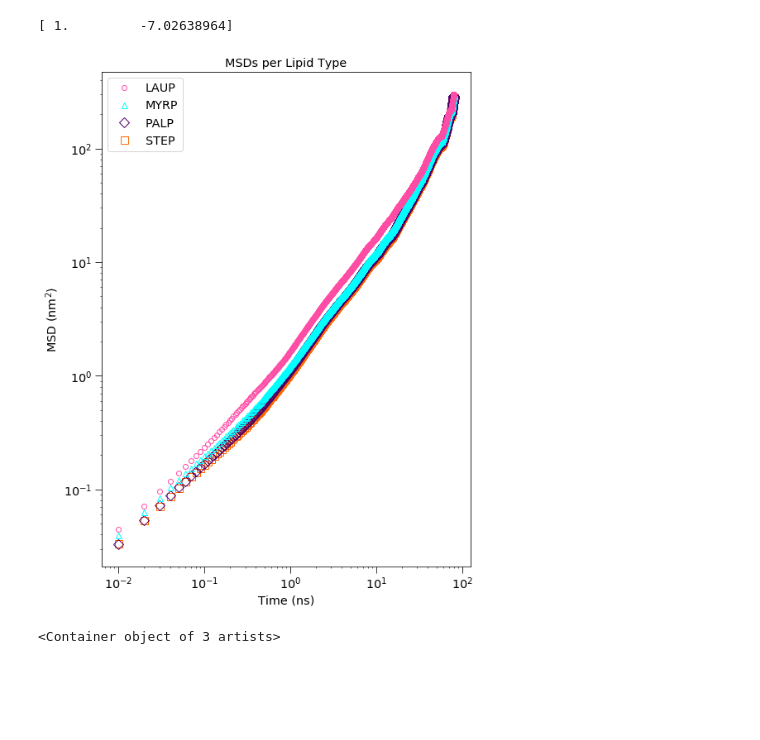
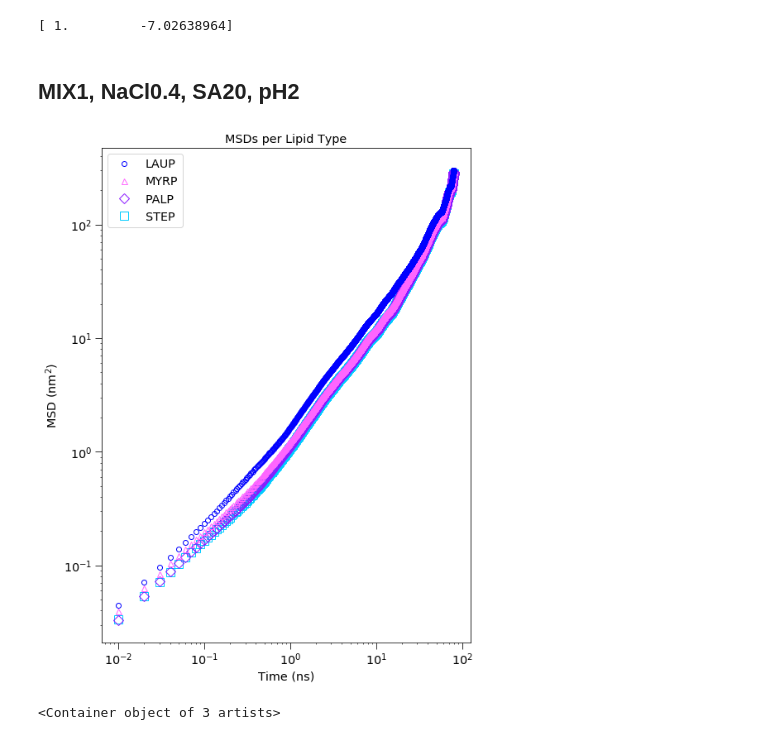
Before and after one commit to fearlessroad/mixed-monolayers, a Jupyter notebook: si_figures/3ns_msd_diffusion.ipynb, the cells around one changed output. Cells and saved outputs as stored; diff of their text form; code cells hidden in the pictures; blank space fills up the shorter version.

Commit message:
edited lots of figures. needs to be cleaned up A LOT

```diff
--- a/si_figures/3ns_msd_diffusion.ipynb
+++ b/si_figures/3ns_msd_diffusion.ipynb
@@ -34,6 +34,21 @@ red = '#FF3442'
 purple = '#4f0069'
 lgreen = '#00ff99'
 c = [purple, red, orange, gold, yellow, green, lgreen, dblue, lblue, pink]
+
+
+
+
+
+bl = '#0000ff'
+pu = '#8c1aff'
+bg = '#00cc66'
+cy = '#00ccff'
+pi = '#ff66ff'
+re = '#990033'
+ora = '#ff704d'
+ye = '#ffff66'
+gr = '#99ff99'
+pal = [bl, pu, bg, cy, pi, re, ora, ye, gr]
 # %%
 plt.figure(figsize=(8, 11))
 grid = plt.GridSpec(11, 8)
@@ -42,7 +57,7 @@ fit = []
 m = np.zeros(301)
 plt.title('MSD of final 3ns (20 replicates)')
 for i in range(1, 10):
-    data = np.genfromtxt('/gpfs/amarolab/monolayers/MIX1_NaCl0.4_GMX/SA20_dif/SA20-0'+str(i)+'_3ns_msd.xvg', skip_header=20)
+    data = np.genfromtxt('/gpfs/amarolab/monolayers/MIX1_NaCl0.4_GMX/SA19_dif/SA20-0'+str(i)+'_3ns_msd.xvg', skip_header=20)
     m+=data[:,1]
     plt.errorbar(data[:,0], data[:,1])
     fit.append(np.polyfit(data[:,0],data[:,1],1)[0])
@@ -133,6 +148,8 @@ print(p)
 # %%
 data = np.genfromtxt('/gpfs/amarolab/monolayers/MIX1_NaCl0.4_GMX/SA20-3_100ns/step9_1_PALP_xyzmsd1.xvg', skip_header=17)
 #print(data)
+# %% [markdown]
+## MIX1, NaCl0.4, SA20, pH2
 # %%
 plt.figure(figsize=(8, 11))
 #grid = plt.GridSpec(5, 8)
@@ -147,7 +164,7 @@ for i in range(253,288):
     #plt.loglog(q[:,0]/1000, q[:,1], marker='o', ms=10,fillstyle='none', ls='none', c=c[1])
     f.append(np.polyfit(q[:,0]/1000, q[:,1],1)[0])
     m = m+q[:,1]
-plt.loglog(np.arange(0,80.01,0.01), (m/34), marker='o', ms=6, fillstyle='none', ls='none',c='#ff4da6',  label='LAUP', zorder=4)
+plt.loglog(np.arange(0,80.01,0.01), (m/34), marker='o', ms=6, fillstyle='none', ls='none',c=pal[0],  label='LAUP', zorder=4)
 yl = np.mean(f)
 dL =[]
 for i in np.arange(0,8000,500):
@@ -163,7 +180,7 @@ for i in range(288,361):
     #plt.loglog(q[:,0]/1000, q[:,1], marker='o', ms=10,fillstyle='none', ls='none', c=c[7])
     f.append(np.polyfit(q[:,0]/1000, q[:,1],1)[0])
     m = m+q[:,1]
-plt.loglog(np.arange(0,80.01,0.01), (m/72), marker='^', ms=7, fillstyle='none', ls='none', c='#00ffff', label='MYRP', zorder=3)
+plt.loglog(np.arange(0,80.01,0.01), (m/72), marker='^', ms=7, fillstyle='none', ls='none', c=pal[4], label='MYRP', zorder=3)
 ym = np.mean(f)
 dM = []
 for i in np.arange(0,8000,500):
@@ -180,7 +197,7 @@ for i in range(1,145):
     f.append(np.polyfit(q[:,0]/1000, q[:,1],1)[0])
     m = m+q[:,1]
 #print(m/144)
-plt.loglog(np.arange(0,80.01,0.01), (m/144), marker='D', ms=8, fillstyle='none', ls='none', c=c[0], label='PALP', zorder=2)
+plt.loglog(np.arange(0,80.01,0.01), (m/144), marker='D', ms=8, fillstyle='none', ls='none', c=pal[1], label='PALP', zorder=2)
 dP = []
 for i in np.arange(0,8000,500):
     dP.append(np.gradient(m/144)[i])
@@ -193,35 +210,35 @@ xp = np.arange(0, 80, 0.01)
 ######STEP########
 m = np.zeros(8001)
 f = []
 for i in range(145,253):
     q = np.genfromtxt('/gpfs/amarolab/monolayers/MIX1_NaCl0.4_GMX/SA20-3_100ns/molecular_diffusion/msd'+str(i)+'.xvg', skip_header=20)
     f.append(np.polyfit(q[:,0]/1000, q[:,1],1)[0])
     m = m+q[:,1]
 ys = np.mean(f)
-plt.loglog(np.arange(0,80.01,0.01), (m/108), marker='s', ms=9, fillstyle='none', ls='none', c='#ff6600', label='STEP', zorder=1)
+plt.loglog(np.arange(0,80.01,0.01), (m/108), marker='s', ms=10, fillstyle='none', ls='none', c=pal[3], label='STEP', zorder=1)
 dS = []
 for i in np.arange(0,8000,500):
     dS.append(np.gradient(m/108)[i])
 #plt.plot(np.arange(0.0,1, 0.01),0.000888132475519*np.arange(.01,, 0.01), c='k',ls='dashed',lw=3, zorder=5, label='1.00')
 plt.legend(loc=2)
 plt.ylabel('MSD (nm$^2$)')
 plt.xlabel('Time (ns)')
 plt.savefig('/home/adommer/Desktop/MSDperLip.png',dpi=300)
 
 
 #plt.subplot(212)
 #plt.title('Diffusion Constants per Lipid Type')
 n = np.arange(0,8000,500)
 #plt.errorbar(n, dL, c='#ff4da6',ls='none', marker='o', ms=7,label='LAUP', zorder=4)
 #plt.errorbar(n, dM, c='#00ffff',ls='none', marker='^', ms=7,label='MYRP', zorder=3)
 #plt.errorbar(n, dP, c=c[0],ls='none', marker='D', label='PALP',ms=7,zorder=2)
 #plt.errorbar(n, dS, c='#ff6600',ls='none', marker='s', label='STEP',ms=7,zorder=1)
 
 #plt.legend(loc=2)
 #plt.xlabel('Time(ns)')
 #plt.ylabel('Diffusion Constant per Lipid Type (Nnm/S$^2$)')
 # %% [output]
-[figure, old version]
+[figure, new version]
 # %%
 LAUP_avgs = []
 for i in range(1,9):
```
Also changed, not shown: parts of 9 cells of this notebook, 1 other file.
